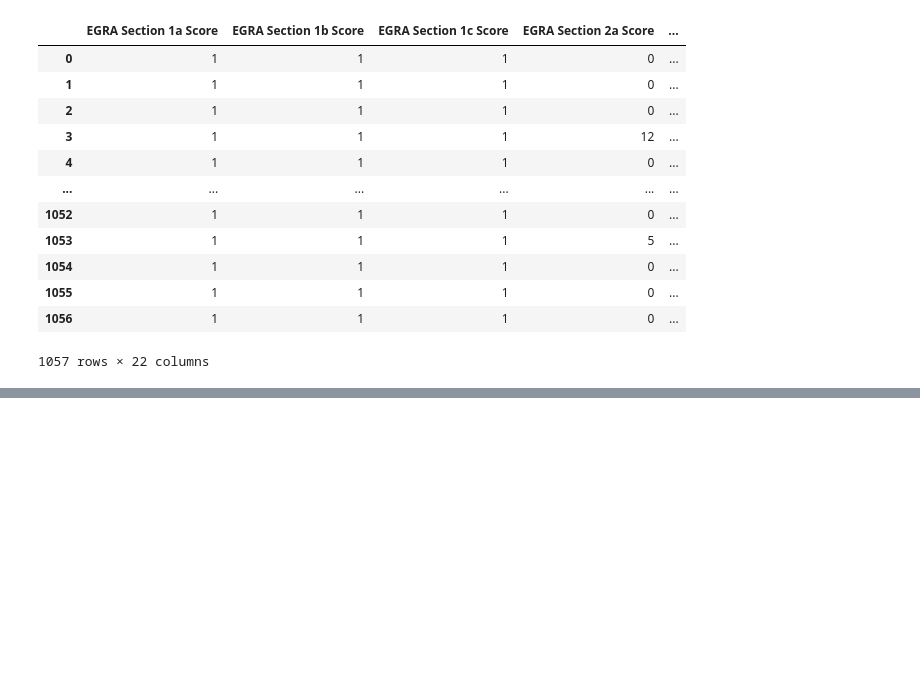
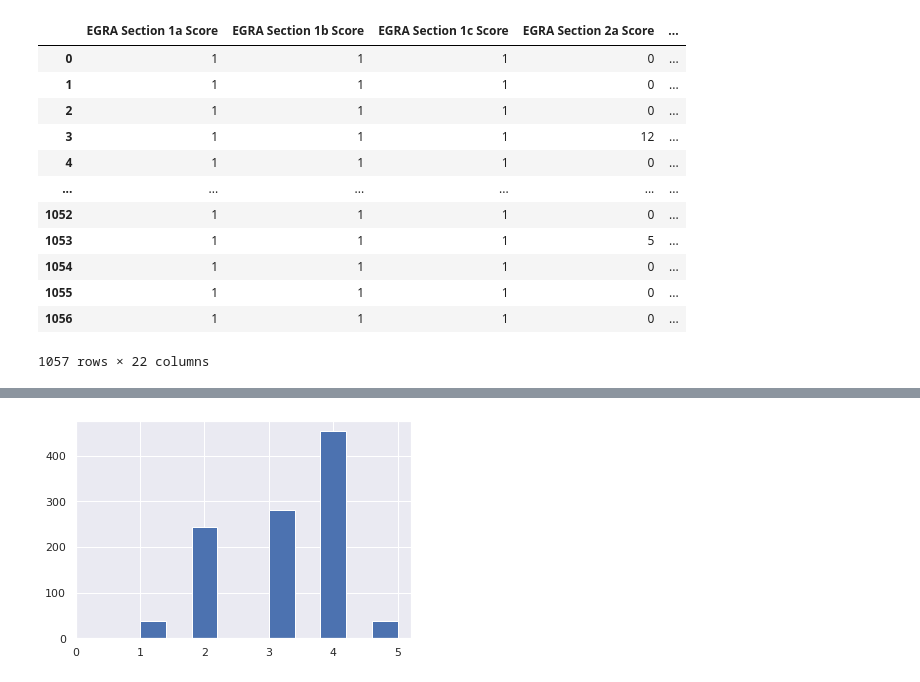
Before and after one commit to georgeputhean/pop-performance, a Jupyter notebook: POP_Performance.ipynb, the cells around one changed output, grey strips where cells are left out. Drawn from its saved outputs; the diff is of its cells as text; code cells hidden in the pictures; blank space fills up the shorter version.

```diff
--- a/POP_Performance.ipynb
+++ b/POP_Performance.ipynb
@@ -249,0 +293,6 @@ df_x_clean.to_csv("Feature_Pop .csv")
+# %%
+plt.hist(df_x_clean['Teacher Number: School Years in Teacher Support Program'])
+plt.xticks(range(6))
+plt.show()
+# %% [output]
+[figure, added]
```
Also changed, not shown: parts of 15 cells of this notebook.
